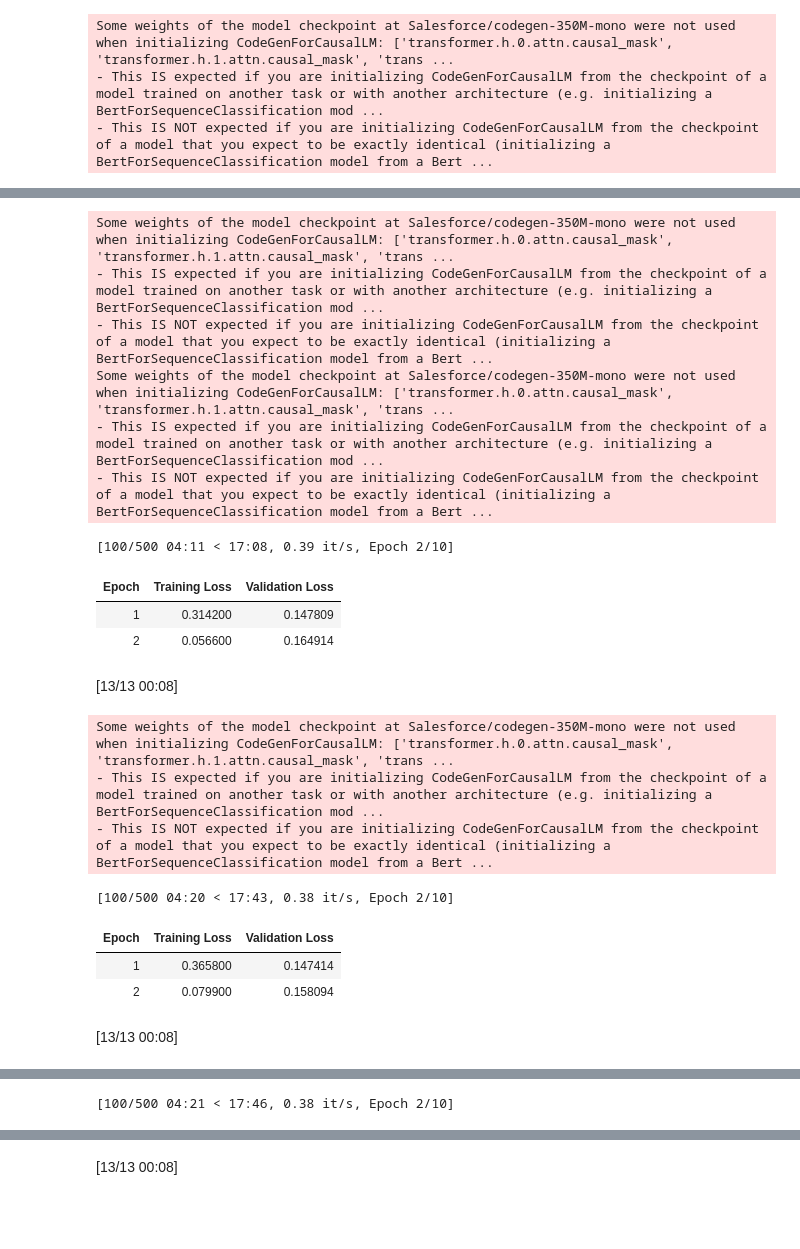
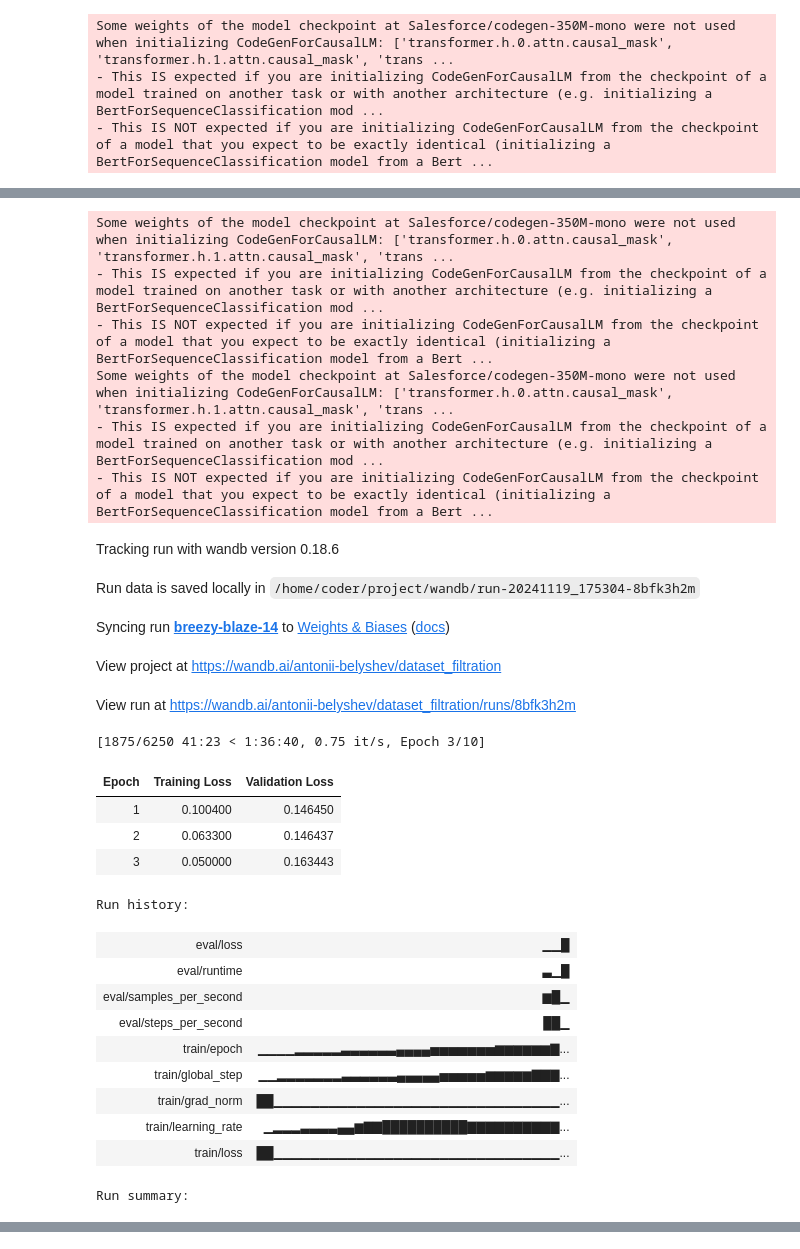
Before and after one commit to antoniibelyshev/data-filtration-for-code-generation, a Jupyter notebook: finetune.ipynb, the cells around one changed output, grey strips where cells are left out. Saved outputs shown, nothing was run; the diff lists cells and outputs as text; code cells hidden in the pictures; blank space fills up the shorter version.

```diff
--- a/finetune.ipynb
+++ b/finetune.ipynb
@@ -6,8 +6,29 @@ from filtering import compute_perplexity, compute_solution_perplexity, filter_da
 import numpy as np
 # %%
-code_exercises = load_dataset("jinaai/code_exercises")["train"].select(range(1000)) # choose 1k samples
-train_test_split = code_exercises.train_test_split(test_size=0.1)
-train_eval_split = train_test_split["train"].train_test_split(test_size=1/9)
+disk_path = "data/train_eval_test_split"
+
+# code_exercises = load_dataset("jinaai/code_exercises")["train"].select(range(25000))
+# train_test_split = code_exercises.train_test_split(test_size=0.1)
+# train_eval_split = train_test_split["train"].train_test_split(test_size=1/9)
+
+# train_dataset = train_eval_split["train"]
+# eval_dataset = train_eval_split["test"]
+# test_dataset = train_test_split["test"]
+
+# DatasetDict({
+#     "train": train_dataset,
+#     "eval": eval_dataset,
+#     "test": test_dataset,
+# }).save_to_disk(disk_path)
+
+train_eval_test_split = load_from_disk(disk_path)
+
+train_eval_split = DatasetDict({
+    "train": train_eval_test_split["train"],
+    "test": train_eval_test_split["eval"]
+})
+
+test_dataset = train_eval_test_split["test"]
 # %%
 model_name = "Salesforce/codegen-350M-mono"
 model = AutoModelForCausalLM.from_pretrained(model_name).cuda()
@@ -29,5 +50,5 @@ Raw perplexity: 340172.42172851565
 # %%
-finetuned_model, eval_loss = finetune(model, tokenizer, train_eval_split)
+finetuned_model = finetune(model, tokenizer, train_eval_split, run_name="full_dataset_finetuning", per_device_train_batch_size=16, warmup_ratio=0.1, per_device_eval_batch_size=16)
 # %% [output]
 wandb: Using wandb-core as the SDK backend.  Please refer to https://wandb.me/wandb-core for more information.
 wandb: Currently logged in as: antonii-belyshev. Use `wandb login --relogin` to force relogin
@@ -44,5 +94,5 @@ View run at https://wandb.ai/antonii-belyshev/huggingface/runs/lf4fwezm
 # %%
-finetuned_perplexity_dataset = train_test_split["test"].map(compute_solution_perplexity, fn_kwargs={"model": finetuned_model, "tokenizer": tokenizer}, batched=True, batch_size=8)
-finetuned_perplexity = np.mean(finetuned_perplexity_dataset["solution_perplexity"])
+raw_perplexity_dataset = test_dataset.map(compute_perplexity, fn_kwargs={"model": finetuned_model, "tokenizer": tokenizer}, batched=True, batch_size=8)
+finetuned_perplexity = np.mean(raw_perplexity_dataset["perplexity"])
 print("Test perplexity for model finetuned on the whole train dataset", finetuned_perplexity)
 # %% [output]
@@ -50,36 +102,46 @@ Test perplexity for model finetuned on the whole train dataset 27171.49729288578
 # %%
 model = AutoModelForCausalLM.from_pretrained(model_name).cuda()
-train_dataset = train_eval_split["train"].map(compute_solution_perplexity, fn_kwargs={"model": model, "tokenizer": tokenizer}, batched=True, batch_size=8)
+train_dataset = train_eval_split["train"].map(compute_perplexity, fn_kwargs={"model": model, "tokenizer": tokenizer}, batched=True, batch_size=8)
 eval_dataset = train_eval_split["test"]
 
 perplexities = []
 for part in ["low", "mid", "high"]:
     model = AutoModelForCausalLM.from_pretrained(model_name).cuda()
     dataset = DatasetDict({
-        "train": filter_dataset(train_dataset, "solution_perplexity", 0.5, part),
+        "train": filter_dataset(train_dataset, "perplexity", 0.5, part),
         "test": eval_dataset
     })
-    finetuned_model, eval_loss = finetune(model, tokenizer, dataset)
+    finetuned_model = finetune(model, tokenizer, dataset, per_device_train_batch_size=16, warmup_ratio=0.1, per_device_eval_batch_size=16)
 
-    finetuned_perplexity_dataset = train_test_split["test"].map(compute_solution_perplexity, fn_kwargs={"model": finetuned_model, "tokenizer": tokenizer}, batched=True, batch_size=8)
-    perplexities.append(np.mean(finetuned_perplexity_dataset["solution_perplexity"]))
+    finetuned_perplexity_dataset = test_dataset.map(compute_perplexity, fn_kwargs={"model": finetuned_model, "tokenizer": tokenizer}, batched=True, batch_size=8)
+    perplexities.append(np.mean(finetuned_perplexity_dataset["perplexity"]))
+
+    finetuned_model.save_pretrained(f"finetuned_checkpoints/{part}_perplexity_dataset_finetuning")
 # %% [output]
 Some weights of the model checkpoint at Salesforce/codegen-350M-mono were not used when initializing CodeGenForCausalLM: ['transformer.h.0.attn.causal_mask', 'transformer.h.1.attn.causal_mask', 'trans ...
 - This IS expected if you are initializing CodeGenForCausalLM from the checkpoint of a model trained on another task or with another architecture (e.g. initializing a BertForSequenceClassification mod ...
 - This IS NOT expected if you are initializing CodeGenForCausalLM from the checkpoint of a model that you expect to be exactly identical (initializing a BertForSequenceClassification model from a Bert ...
 Some weights of the model checkpoint at Salesforce/codegen-350M-mono were not used when initializing CodeGenForCausalLM: ['transformer.h.0.attn.causal_mask', 'transformer.h.1.attn.causal_mask', 'trans ...
 - This IS expected if you are initializing CodeGenForCausalLM from the checkpoint of a model trained on another task or with another architecture (e.g. initializing a BertForSequenceClassification mod ...
 - This IS NOT expected if you are initializing CodeGenForCausalLM from the checkpoint of a model that you expect to be exactly identical (initializing a BertForSequenceClassification model from a Bert ...
+Tracking run with wandb version 0.18.6
+Run data is saved locally in /home/coder/project/wandb/run-20241119_175304-8bfk3h2m
+Syncing run breezy-blaze-14 to Weights & Biases (docs)
+View project at https://wandb.ai/antonii-belyshev/dataset_filtration
+View run at https://wandb.ai/antonii-belyshev/dataset_filtration/runs/8bfk3h2m
-[100/500 04:11 < 17:08, 0.39 it/s, Epoch 2/10]
+[1875/6250 41:23 < 1:36:40, 0.75 it/s, Epoch 3/10]
 | Epoch | Training Loss | Validation Loss |
-| 1 | 0.314200 | 0.147809 |
-| 2 | 0.056600 | 0.164914 |
+| 1 | 0.100400 | 0.146450 |
+| 2 | 0.063300 | 0.146437 |
+| 3 | 0.050000 | 0.163443 |
-[13/13 00:08]
-Some weights of the model checkpoint at Salesforce/codegen-350M-mono were not used when initializing CodeGenForCausalLM: ['transformer.h.0.attn.causal_mask', 'transformer.h.1.attn.causal_mask', 'trans ...
-- This IS expected if you are initializing CodeGenForCausalLM from the checkpoint of a model trained on another task or with another architecture (e.g. initializing a BertForSequenceClassification mod ...
-- This IS NOT expected if you are initializing CodeGenForCausalLM from the checkpoint of a model that you expect to be exactly identical (initializing a BertForSequenceClassification model from a Bert ...
+Run history:
+| eval/loss | ▁▁█ |
+| eval/runtime | ▃▁█ |
+| eval/samples_per_second | ▆█▁ |
+| eval/steps_per_second | ██▁ |
+| train/epoch | ▁▁▁▁▂▂▂▂▂▃▃▃▃▃▃▄▄▄▄▅▅▅▅▅▅▅▆▆▆▆▆▆▇... |
+| train/global_step | ▁▁▂▂▂▂▂▂▂▃▃▃▃▃▃▄▄▄▄▄▅▅▅▅▅▆▆▆▆▆▇▇▇... |
+| train/grad_norm | ██▁▁▁▁▁▁▁▁▁▁▁▁▁▁▁▁▁▁▁▁▁▁▁▁▁▁▁▁▁▁▁... |
+| train/learning_rate | ▁▂▂▂▃▃▃▃▄▄▆▇▇██████████▇▇▇▇▇▇▇▇▇▇... |
+| train/loss | ██▁▁▁▁▁▁▁▁▁▁▁▁▁▁▁▁▁▁▁▁▁▁▁▁▁▁▁▁▁▁▁... |
-[100/500 04:20 < 17:43, 0.38 it/s, Epoch 2/10]
+Run summary:
-| Epoch | Training Loss | Validation Loss |
-| 1 | 0.365800 | 0.147414 |
-| 2 | 0.079900 | 0.158094 |
-[13/13 00:08]
@@ -89 +162,0 @@ Some weights of the model checkpoint at Salesforce/codegen-350M-mono were not us
-[100/500 04:21 < 17:46, 0.38 it/s, Epoch 2/10]
@@ -93,4 +163,3 @@ Some weights of the model checkpoint at Salesforce/codegen-350M-mono were not us
-[13/13 00:08]
 # %%
 for ppl, part in zip(perplexities, ["low", "middle", "high"]):
     print(f"Test perplexity for model finetuned on {part} perplexity samples:", ppl)
```
Also changed, not shown: parts of 8 cells of this notebook, 3 other files.
